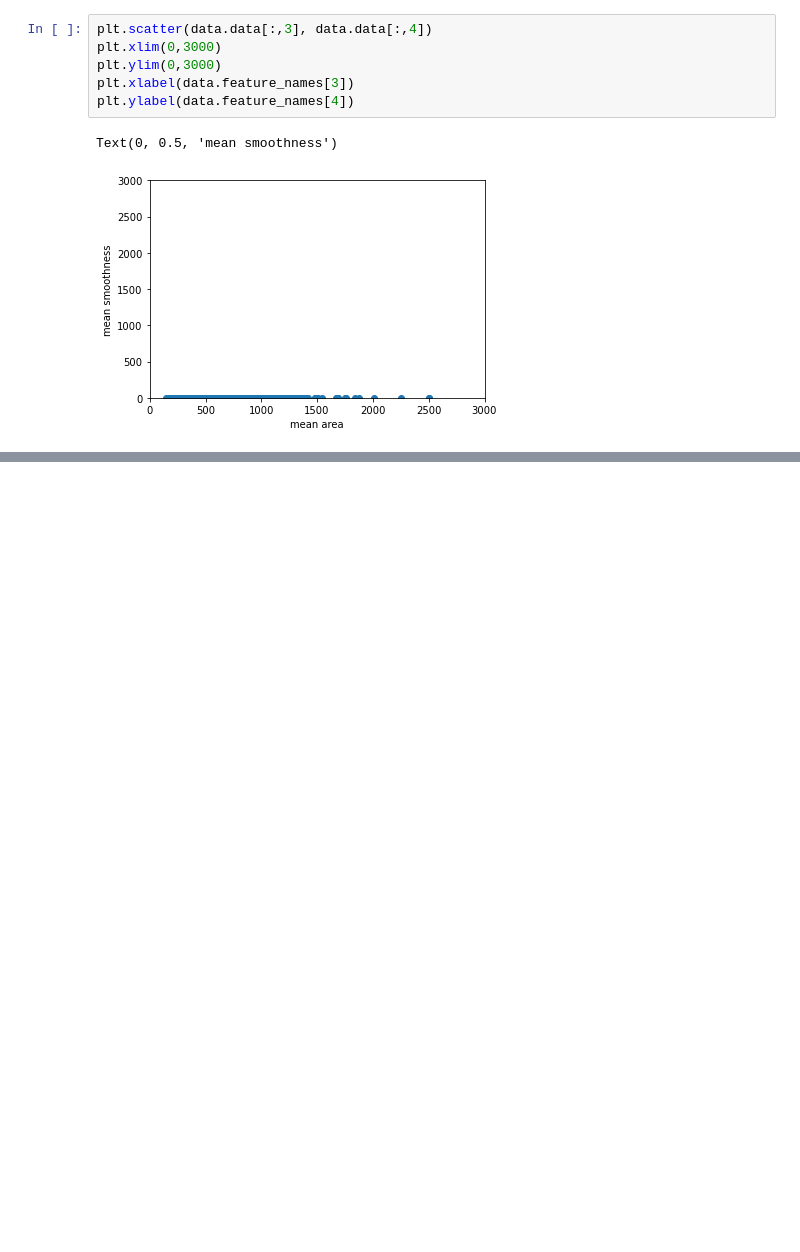
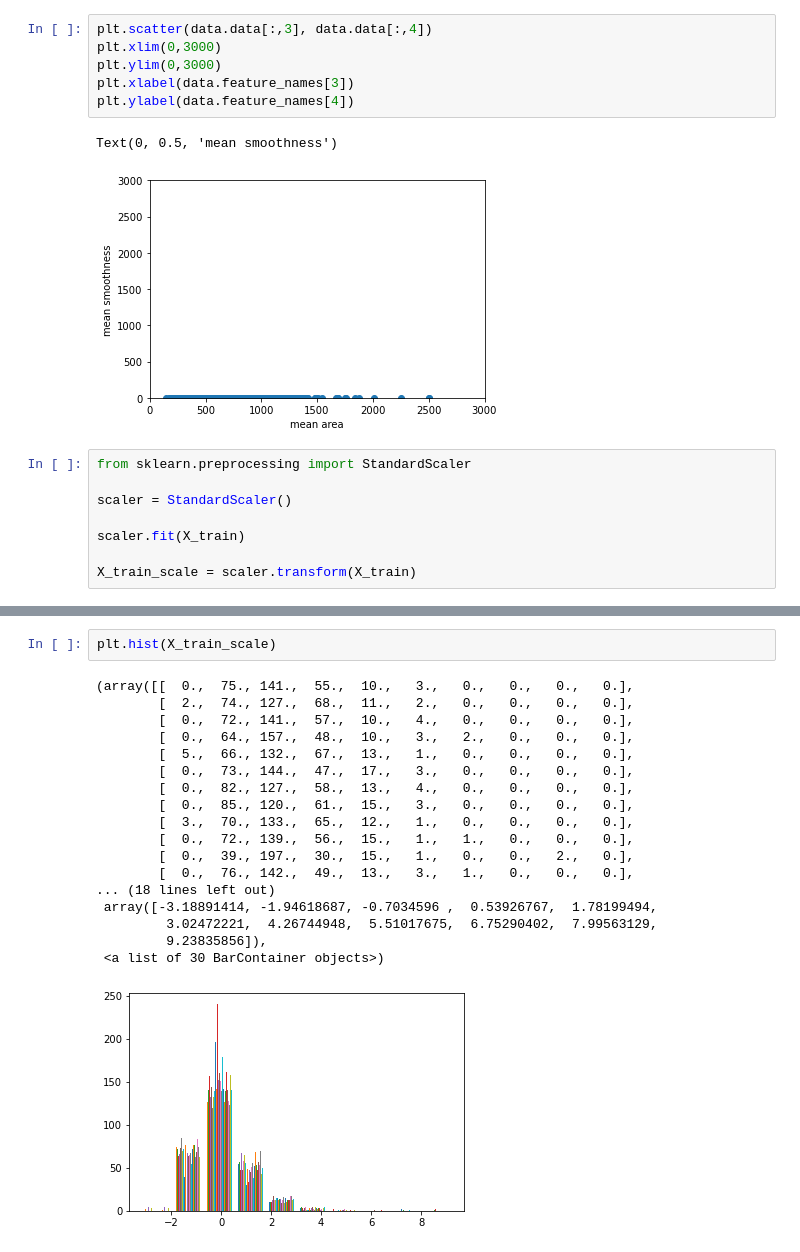
Before and after one commit to ducksfrogs/udemyScipy, a Jupyter notebook: standalization.ipynb, the cells around one changed output, grey strips where cells are left out. Cells and saved outputs as stored; diff of their text form; blank space fills up the shorter version.

```diff
--- a/standalization.ipynb
+++ b/standalization.ipynb
@@ -55,3 +55,11 @@ plt.ylabel(data.feature_names[4])
 # %% [output]
 Text(0, 0.5, 'mean smoothness')
 [figure]
+# %%
+from sklearn.preprocessing import StandardScaler
+
+scaler = StandardScaler()
+
+scaler.fit(X_train)
+
+X_train_scale = scaler.transform(X_train)
@@ -57,0 +79,21 @@ Text(0, 0.5, 'mean smoothness')
+# %%
+plt.hist(X_train_scale)
+# %% [output]
+(array([[  0.,  75., 141.,  55.,  10.,   3.,   0.,   0.,   0.,   0.],
+        [  2.,  74., 127.,  68.,  11.,   2.,   0.,   0.,   0.,   0.],
+        [  0.,  72., 141.,  57.,  10.,   4.,   0.,   0.,   0.,   0.],
+        [  0.,  64., 157.,  48.,  10.,   3.,   2.,   0.,   0.,   0.],
+        [  5.,  66., 132.,  67.,  13.,   1.,   0.,   0.,   0.,   0.],
+        [  0.,  73., 144.,  47.,  17.,   3.,   0.,   0.,   0.,   0.],
+        [  0.,  82., 127.,  58.,  13.,   4.,   0.,   0.,   0.,   0.],
+        [  0.,  85., 120.,  61.,  15.,   3.,   0.,   0.,   0.,   0.],
+        [  3.,  70., 133.,  65.,  12.,   1.,   0.,   0.,   0.,   0.],
+        [  0.,  72., 139.,  56.,  15.,   1.,   1.,   0.,   0.,   0.],
+        [  0.,  39., 197.,  30.,  15.,   1.,   0.,   0.,   2.,   0.],
+        [  0.,  76., 142.,  49.,  13.,   3.,   1.,   0.,   0.,   0.],
+... (18 lines left out)
+ array([-3.18891414, -1.94618687, -0.7034596 ,  0.53926767,  1.78199494,
+         3.02472221,  4.26744948,  5.51017675,  6.75290402,  7.99563129,
+         9.23835856]),
+ <a list of 30 BarContainer objects>)
+[figure, added]
```
Also changed, not shown: parts of 9 cells of this notebook, 2 other files.
